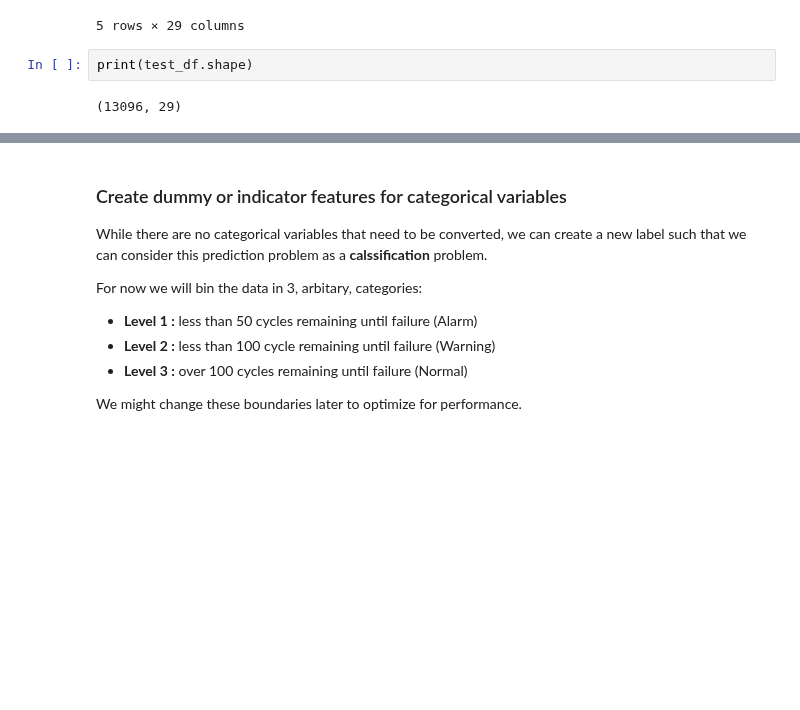
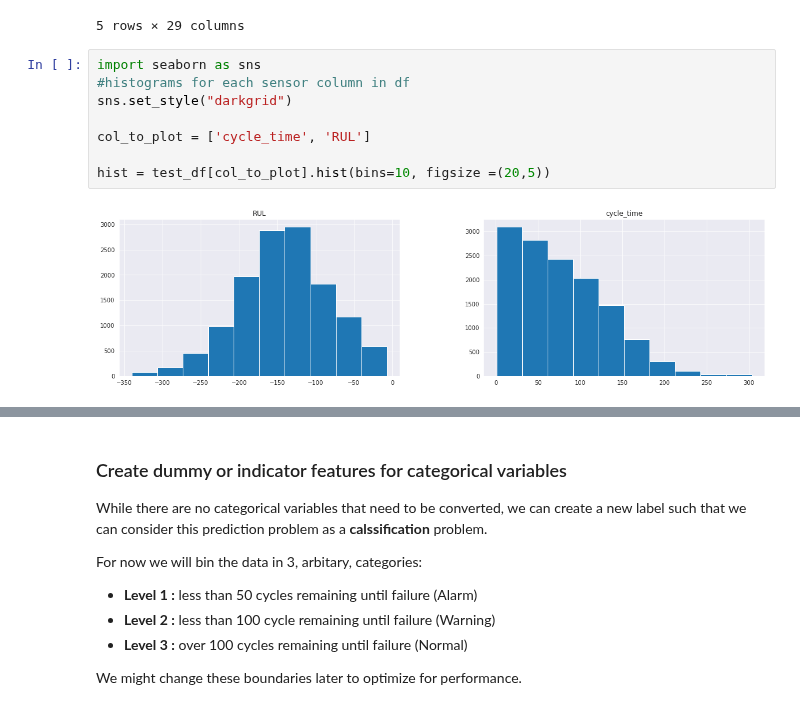
Before and after one commit to andrea-fantini/Predictive_Maintenance_Fanjet, a Jupyter notebook: notebooks/4 - Data Pre-processing.ipynb, the cells around one changed output, grey strips where cells are left out. Cells and saved outputs as stored; diff of their text form; blank space fills up the shorter version.

```diff
--- a/notebooks/4 - Data Pre-processing.ipynb
+++ b/notebooks/4 - Data Pre-processing.ipynb
@@ -40,7 +40,13 @@ test_df.head()
 | 3 | 1 | 4 | 0.0042 | 0.0000 | 100.0 | 518.67 | 642.44 | 1584.12 | 1406.42 | ... |
 | 4 | 1 | 5 | 0.0014 | 0.0000 | 100.0 | 518.67 | 642.51 | 1587.19 | 1401.92 | ... |
 5 rows × 29 columns
-# %%
-print(test_df.shape)
-# %% [output]
-(13096, 29)
+# %%
+import seaborn as sns
+#histograms for each sensor column in df
+sns.set_style("darkgrid")
+
+col_to_plot = ['cycle_time', 'RUL']
+
+hist = test_df[col_to_plot].hist(bins=10, figsize =(20,5))
+# %% [output]
+[figure, added]
```
Also changed, not shown: parts of 9 cells of this notebook, 3 other files.
